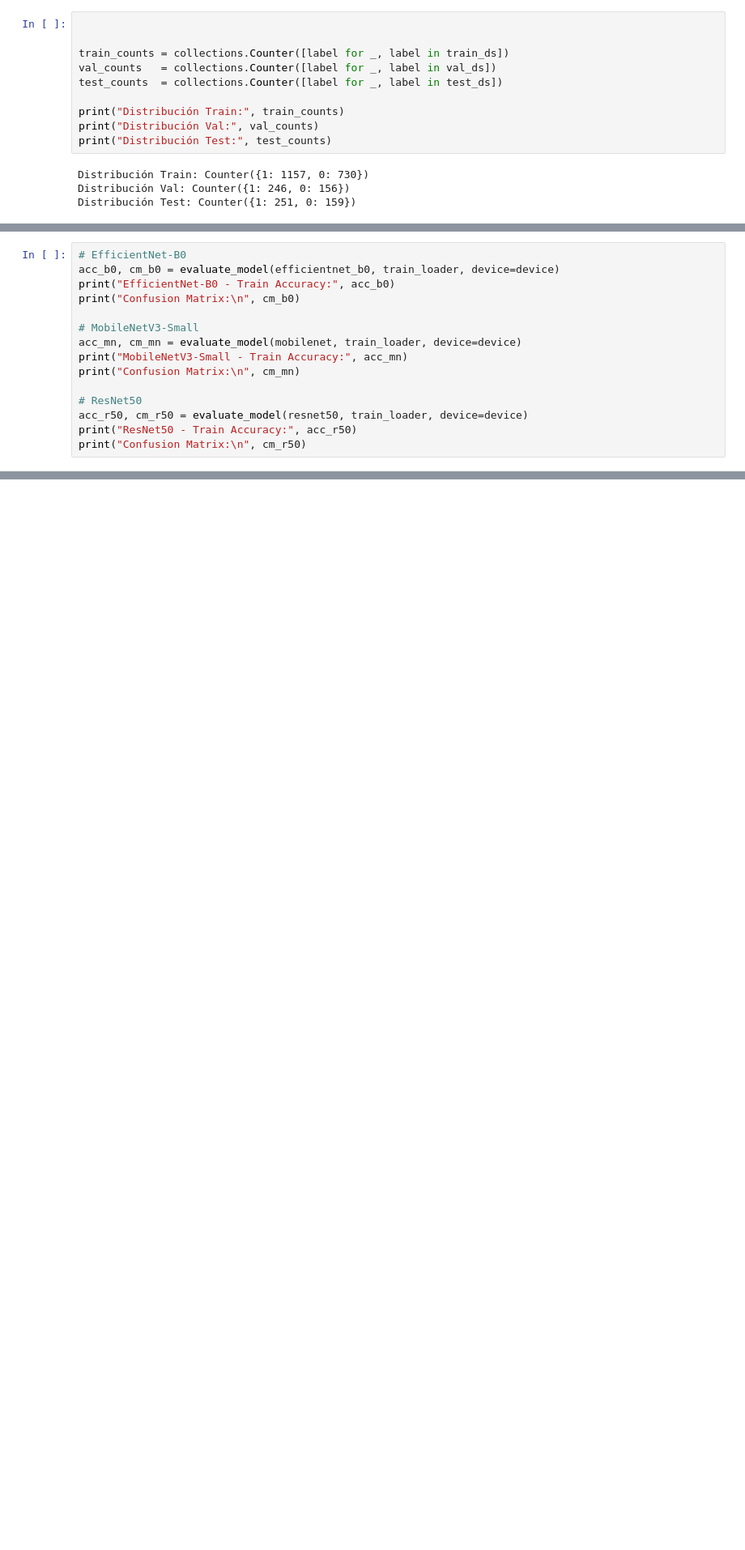
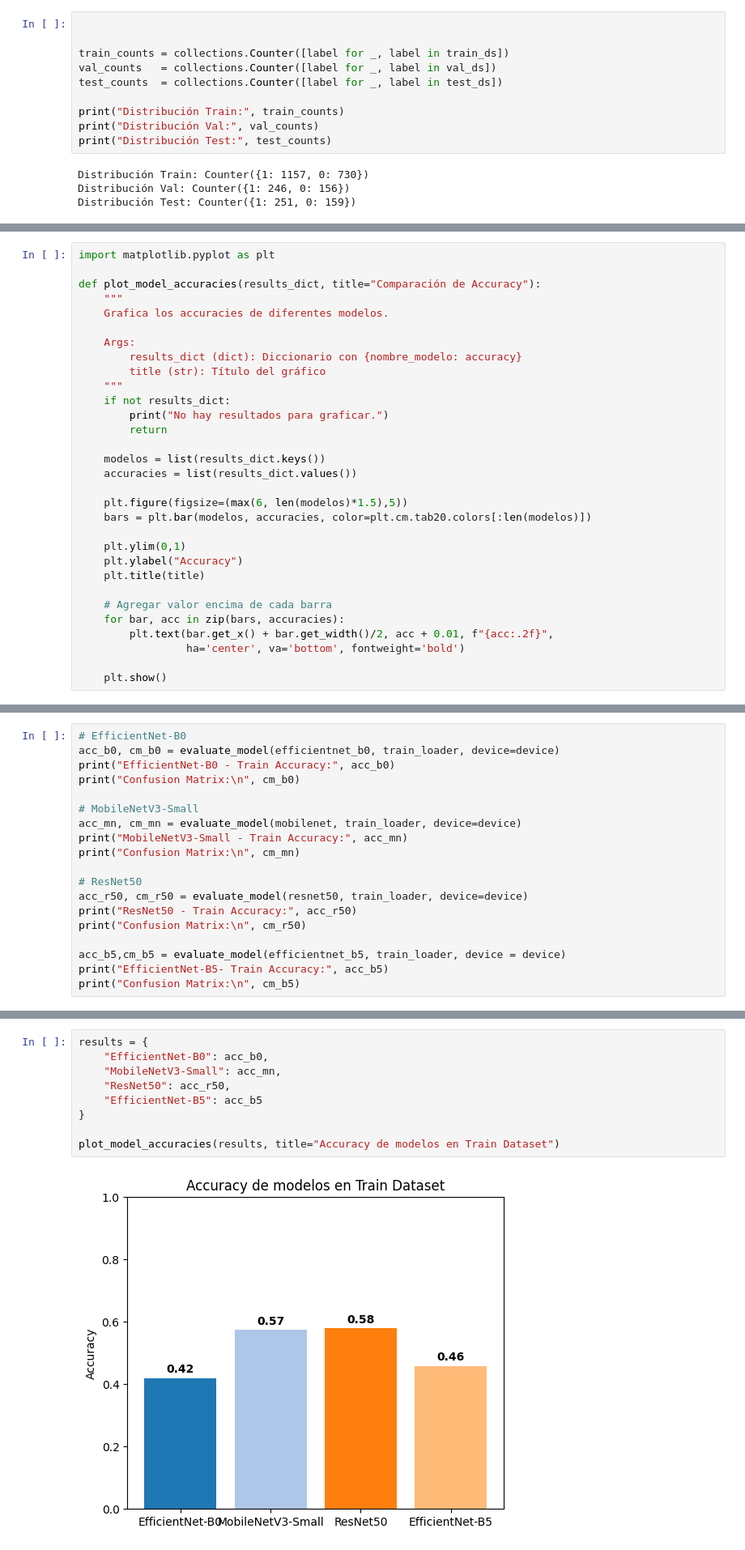
Before and after one commit to NicolasSalinasR/CNN_imagen_satelital, a Jupyter notebook: CNNS_para_deteccion_de_incendios_forestales.ipynb, the cells around one changed output, grey strips where cells are left out. Shown at 81% size. Drawn from its saved outputs; the diff is of its cells as text; blank space fills up the shorter version.

```diff
--- a/CNNS_para_deteccion_de_incendios_forestales.ipynb
+++ b/CNNS_para_deteccion_de_incendios_forestales.ipynb
@@ -253,6 +222,37 @@ def load_torchvision_model(model_name="mobilenet_v3_small", num_labels=2):
 
     print(f"{model_name} listo para usar.")
     return model
+# %%
+import matplotlib.pyplot as plt
+
+def plot_model_accuracies(results_dict, title="Comparación de Accuracy"):
+    """
+    Grafica los accuracies de diferentes modelos.
+
+    Args:
+        results_dict (dict): Diccionario con {nombre_modelo: accuracy}
+        title (str): Título del gráfico
+    """
+    if not results_dict:
+        print("No hay resultados para graficar.")
+        return
+
+    modelos = list(results_dict.keys())
+    accuracies = list(results_dict.values())
+
+    plt.figure(figsize=(max(6, len(modelos)*1.5),5))
+    bars = plt.bar(modelos, accuracies, color=plt.cm.tab20.colors[:len(modelos)])
+
+    plt.ylim(0,1)
+    plt.ylabel("Accuracy")
+    plt.title(title)
+
+    # Agregar valor encima de cada barra
+    for bar, acc in zip(bars, accuracies):
+        plt.text(bar.get_x() + bar.get_width()/2, acc + 0.01, f"{acc:.2f}",
+                 ha='center', va='bottom', fontweight='bold')
+
+    plt.show()
 # %%
 # 1️⃣ EfficientNet-B0
 efficientnet_b0, extractor_b0 = load_efficientnet("google/efficientnet-b0")
@@ -343,4 +340,8 @@ print("Confusion Matrix:\n", cm_mn)
 acc_r50, cm_r50 = evaluate_model(resnet50, train_loader, device=device)
 print("ResNet50 - Train Accuracy:", acc_r50)
 print("Confusion Matrix:\n", cm_r50)
+
+acc_b5,cm_b5 = evaluate_model(efficientnet_b5, train_loader, device = device)
+print("EfficientNet-B5- Train Accuracy:", acc_b5)
+print("Confusion Matrix:\n", cm_b5)
 # %% [output]
@@ -358,0 +364,11 @@ Confusion Matrix:
+# %%
+results = {
+    "EfficientNet-B0": acc_b0,
+    "MobileNetV3-Small": acc_mn,
+    "ResNet50": acc_r50,
+    "EfficientNet-B5": acc_b5
+}
+
+plot_model_accuracies(results, title="Accuracy de modelos en Train Dataset")
+# %% [output]
+[figure, added]
```
Also changed, not shown: parts of 17 cells of this notebook.
